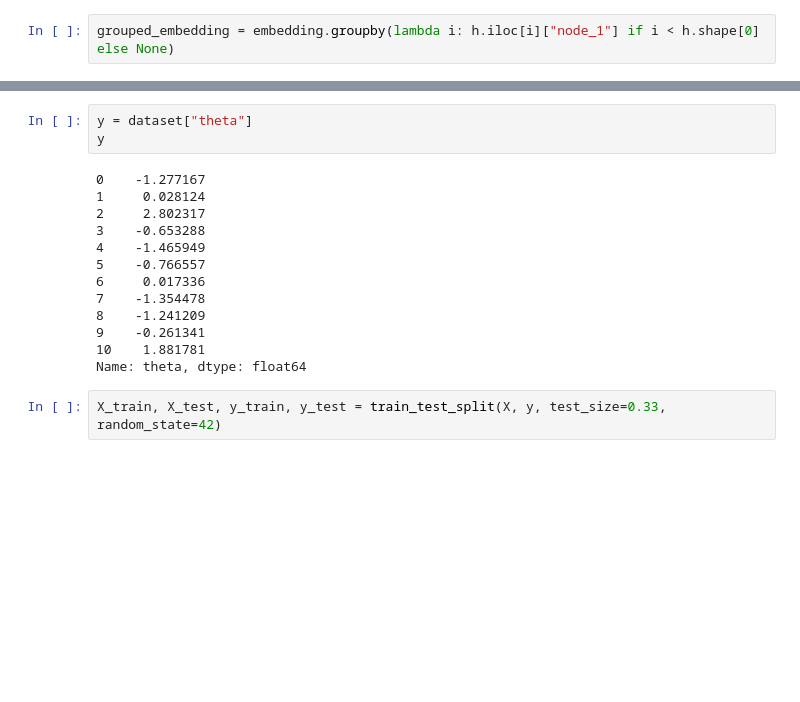
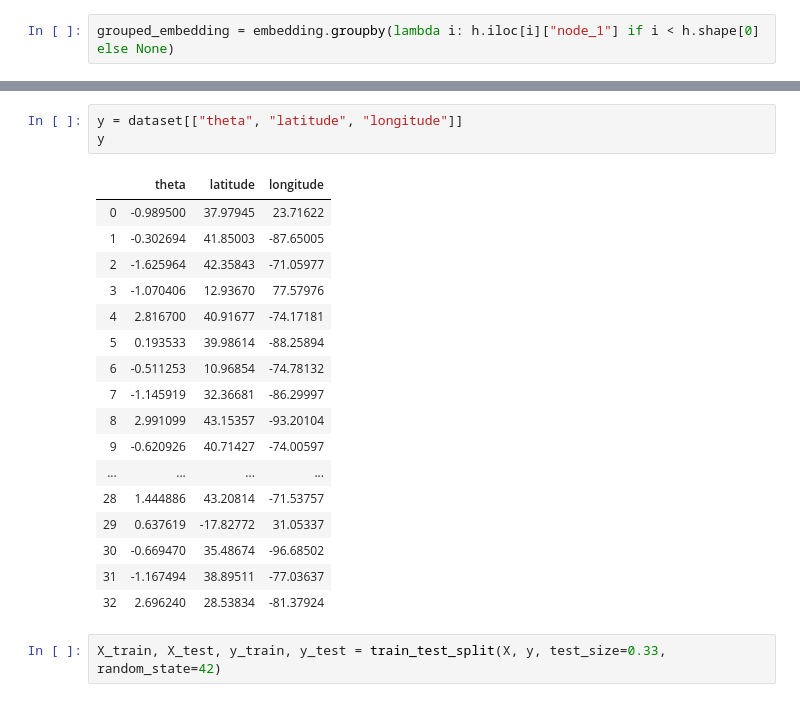
Before and after one commit to calebdre/capstone, a Jupyter notebook: notebook.ipynb, the cells around one changed output, grey strips where cells are left out. Saved outputs shown, nothing was run; the diff lists cells and outputs as text; blank space fills up the shorter version.

```diff
--- a/notebook.ipynb
+++ b/notebook.ipynb
@@ -171,19 +166,24 @@ X
 # %%
-y = dataset["theta"]
+y = dataset[["theta", "latitude", "longitude"]]
 y
 # %% [output]
-0    -1.277167
-1     0.028124
-2     2.802317
-3    -0.653288
-4    -1.465949
-5    -0.766557
-6     0.017336
-7    -1.354478
-8    -1.241209
-9    -0.261341
-10    1.881781
-Name: theta, dtype: float64
+|  | theta | latitude | longitude |
+| 0 | -0.989500 | 37.97945 | 23.71622 |
+| 1 | -0.302694 | 41.85003 | -87.65005 |
+| 2 | -1.625964 | 42.35843 | -71.05977 |
+| 3 | -1.070406 | 12.93670 | 77.57976 |
+| 4 | 2.816700 | 40.91677 | -74.17181 |
+| 5 | 0.193533 | 39.98614 | -88.25894 |
+| 6 | -0.511253 | 10.96854 | -74.78132 |
+| 7 | -1.145919 | 32.36681 | -86.29997 |
+| 8 | 2.991099 | 43.15357 | -93.20104 |
+| 9 | -0.620926 | 40.71427 | -74.00597 |
+| ... | ... | ... | ... |
+| 28 | 1.444886 | 43.20814 | -71.53757 |
+| 29 | 0.637619 | -17.82772 | 31.05337 |
+| 30 | -0.669470 | 35.48674 | -96.68502 |
+| 31 | -1.167494 | 38.89511 | -77.03637 |
+| 32 | 2.696240 | 28.53834 | -81.37924 |
 # %%
 X_train, X_test, y_train, y_test = train_test_split(X, y, test_size=0.33, random_state=42)
 # %%
```
Also changed, not shown: parts of 39 cells of this notebook.
